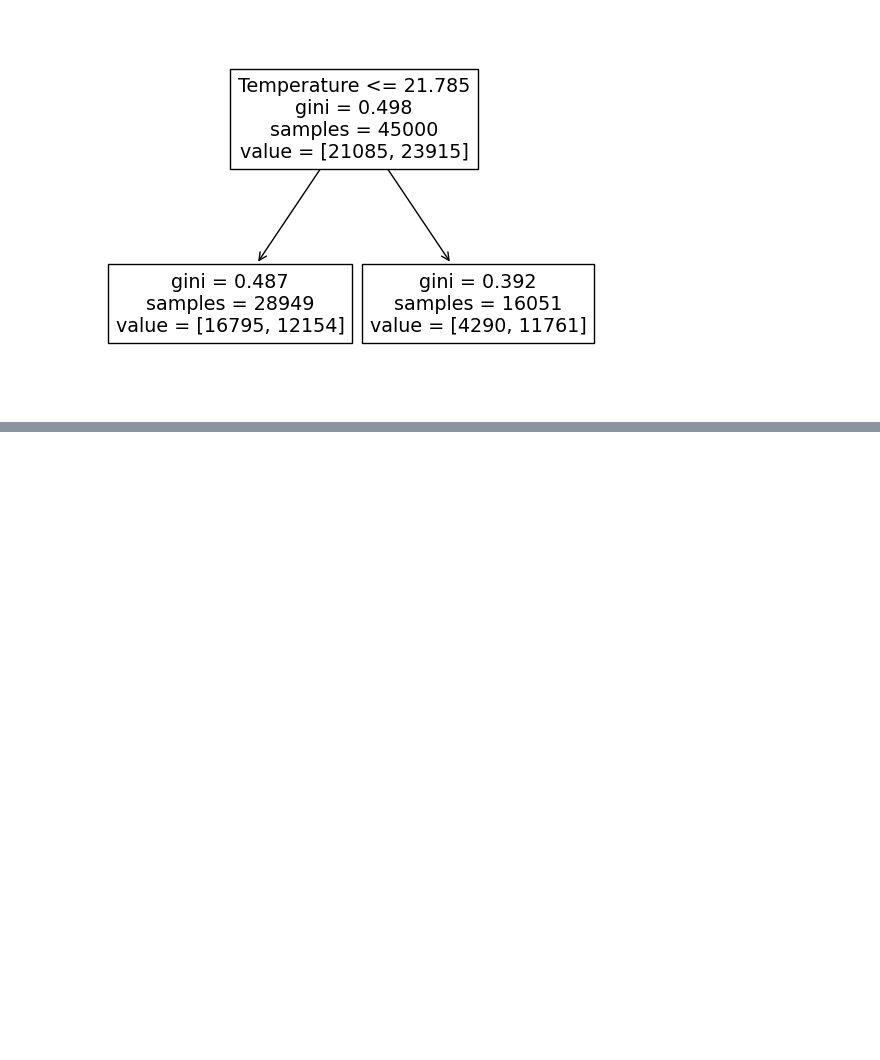
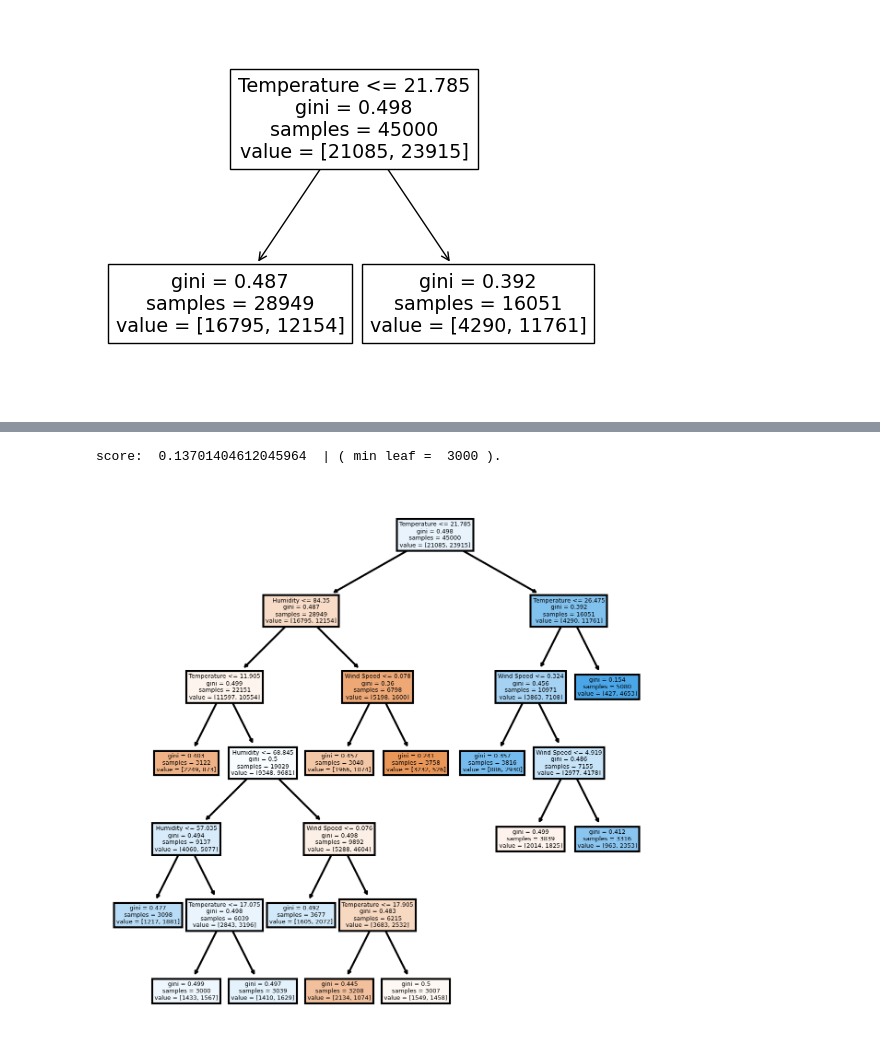
Before and after one commit to zhu-jun-ting/IS-327, a Jupyter notebook: week3.ipynb, the cells around one changed output, grey strips where cells are left out. Cells and saved outputs as stored; diff of their text form; code cells hidden in the pictures; blank space fills up the shorter version.

```diff
--- a/week3.ipynb
+++ b/week3.ipynb
@@ -124,0 +123,27 @@ tree.plot_tree(model, feature_names=features)
+# %%
+train_df = df.iloc[:45000]
+test_df = df.iloc[45000:]
+
+min_leaf = 3000
+
+model = tree.DecisionTreeClassifier(min_samples_leaf=min_leaf)
+features = ['Temperature', 'Humidity', 'Wind Speed']
+label = ['zone 1 consume more']
+
+train_X = train_df[features]
+train_y = train_df[label]
+test_X = test_df[features]
+test_y = test_df[label]
+
+model.fit(train_X, train_y)
+
+preds = model.predict(test_X)
+kappa = metrics.cohen_kappa_score(preds, test_y)
+
+print('score: ', kappa, ' | ( min leaf = ', min_leaf, ').')
+
+plt.figure(dpi=300, figsize=(5, 5))
+_ = tree.plot_tree(model, feature_names=features, filled=True)
+# %% [output]
+score:  0.13701404612045964  | ( min leaf =  3000 ).
+[figure, added]
```
Also changed, not shown: parts of 4 cells of this notebook, 13 other files.
